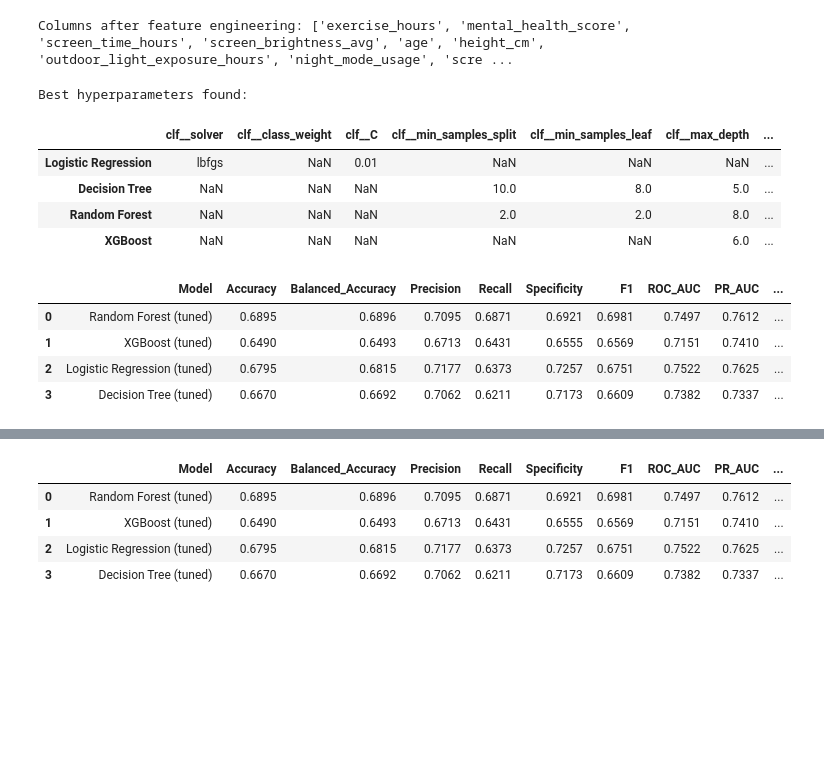
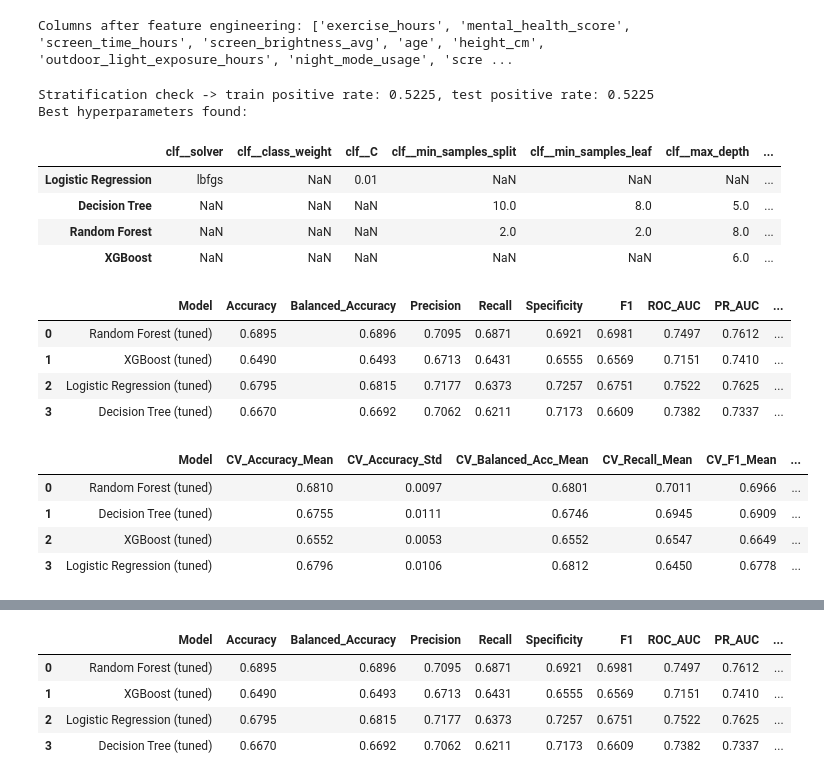
Before and after one commit to nason31/machine_learning_group_g, a Jupyter notebook: code/model_clean.ipynb, the cells around one changed output, grey strips where cells are left out. Drawn from its saved outputs; the diff is of its cells as text; code cells hidden in the pictures; blank space fills up the shorter version.

```diff
--- a/code/model_clean.ipynb
+++ b/code/model_clean.ipynb
@@ -86,8 +156,9 @@ Columns after feature engineering: ['exercise_hours', 'mental_health_score', 'sc
 # Columns that must never enter a model as features
 drop_columns = ["wear_glasses", "glasses_number", "eye_health_score", "height_cm"]
 
-random_state = 42
-test_split = 0.2
+# Use config-level settings for reproducibility
+random_state = CONFIG["random_state"]
+test_split = CONFIG["test_split"]
 
 
 def make_preprocessor(X: pd.DataFrame) -> ColumnTransformer:
@@ -145,7 +216,6 @@ def run_model(name: str, clf, X_train, X_test, y_train, y_test, scale: bool = Fa
     y_pred  = pipe.predict(X_test)
     y_proba = pipe.predict_proba(X_test)[:, 1]
     metrics = model_metrics(name, y_test, y_pred, y_proba)
-    # print(f"[{name}]  Accuracy={metrics['Accuracy']}  F1={metrics['F1']}  ROC_AUC={metrics['ROC_AUC']}")
     eval_bundle = {
         "y_true": y_test.to_numpy(),
         "y_pred": y_pred,
@@ -198,15 +268,12 @@ def run_tuned_model(
 def predict_for(raw_input: dict) -> int:
     row = pd.DataFrame([raw_input])
     row = engineer_features(row, FEATURE_CONFIG)
-    # Drop any leakage columns that may accidentally be present
     row = row.drop(columns=[c for c in drop_columns if c in row.columns], errors="ignore")
-    # Align columns to training set
     row = row.reindex(columns=X_train.columns, fill_value=0)
     return int(best_pipeline.predict(row)[0])
 # %%
 # Model Training
-# Each entry:  (display_name, classifier, needs_scaling)
-# Add / remove / modify entries here to experiment with new models.
+# Each entry: (display_name, classifier, needs_scaling)
 
 # Class-imbalance weight for XGBoost
 n_pos = df["wear_glasses"].sum()
@@ -230,7 +297,7 @@ MODEL_REGISTRY = [
             random_state=random_state,
         ), False),]
 
-TUNE_MODELS = True
+TUNE_MODELS = CONFIG["tune_models"]
 TUNING_CONFIG = {
     "Logistic Regression": {
         "clf__C": [0.01, 0.1, 1, 5, 10],
@@ -259,8 +326,18 @@ TUNING_CONFIG = {
 
 X_train, X_test, y_train, y_test = prepare_split(df)
 
-results  = []   # metrics dicts
-trained  = {}   # name → fitted pipeline
+# Leakage guardrail
+leak_candidates = ["wear_glasses", "glasses_number", "eye_health_score", "height_cm"]
+leaked = [c for c in leak_candidates if c in X_train.columns]
+if leaked:
+    raise ValueError(f"Leakage columns present in X_train: {leaked}")
+
+train_pos_rate = float(y_train.mean())
+test_pos_rate = float(y_test.mean())
+print(f"Stratification check -> train positive rate: {train_pos_rate:.4f}, test positive rate: {test_pos_rate:.4f}")
+
+results  = []
+trained  = {}
 tuned_params = {}
 model_eval = {}
 
@@ -274,8 +351,8 @@ for name, clf, scale in MODEL_REGISTRY:
             y_train,
             y_test,
             param_distributions=TUNING_CONFIG[name],
-            n_iter=12,
-            cv_splits=3,
+            n_iter=CONFIG["tuning_n_iter"],
+            cv_splits=CONFIG["tuning_cv_splits"],
             scale=scale,
         )
         tuned_params[name] = best_params
@@ -289,6 +366,7 @@ if tuned_params:
     print("Best hyperparameters found:")
     display(pd.DataFrame.from_dict(tuned_params, orient="index"))
 # %% [output]
+Stratification check -> train positive rate: 0.5225, test positive rate: 0.5225
 Best hyperparameters found:
 |  | clf__solver | clf__class_weight | clf__C | clf__min_samples_split | clf__min_samples_leaf | clf__max_depth | ... |
 | Logistic Regression | lbfgs | NaN | 0.01 | NaN | NaN | NaN | ... |
@@ -309,3 +387,49 @@ comparison_df
 | 1 | XGBoost (tuned) | 0.6490 | 0.6493 | 0.6713 | 0.6431 | 0.6555 | 0.6569 | 0.7151 | 0.7410 | ... |
 | 2 | Logistic Regression (tuned) | 0.6795 | 0.6815 | 0.7177 | 0.6373 | 0.7257 | 0.6751 | 0.7522 | 0.7625 | ... |
 | 3 | Decision Tree (tuned) | 0.6670 | 0.6692 | 0.7062 | 0.6211 | 0.7173 | 0.6609 | 0.7382 | 0.7337 | ... |
+# %%
+# Cross-validation summary (mean +/- std) using the configured pipelines
+X_all = df.drop(columns=[c for c in drop_columns if c in df.columns])
+y_all = df["wear_glasses"]
+
+cv = StratifiedKFold(n_splits=CONFIG["eval_cv_splits"], shuffle=True, random_state=random_state)
+cv_scoring = {
+    "accuracy": "accuracy",
+    "balanced_accuracy": "balanced_accuracy",
+    "precision": "precision",
+    "recall": "recall",
+    "f1": "f1",
+    "roc_auc": "roc_auc",
+    "average_precision": "average_precision",
+}
+
+cv_rows = []
+for model_name, fitted_pipe in trained.items():
+    scores = cross_validate(
+        clone(fitted_pipe),
+        X_all,
+        y_all,
+        scoring=cv_scoring,
+        cv=cv,
+        n_jobs=-1,
+        error_score="raise",
+    )
+    cv_rows.append({
+        "Model": model_name,
+        "CV_Accuracy_Mean": round(scores["test_accuracy"].mean(), 4),
+        "CV_Accuracy_Std": round(scores["test_accuracy"].std(), 4),
+        "CV_Balanced_Acc_Mean": round(scores["test_balanced_accuracy"].mean(), 4),
+        "CV_Recall_Mean": round(scores["test_recall"].mean(), 4),
+        "CV_F1_Mean": round(scores["test_f1"].mean(), 4),
+        "CV_ROC_AUC_Mean": round(scores["test_roc_auc"].mean(), 4),
+        "CV_PR_AUC_Mean": round(scores["test_average_precision"].mean(), 4),
+    })
+
+cv_summary_df = pd.DataFrame(cv_rows).sort_values("CV_Recall_Mean", ascending=False).reset_index(drop=True)
+display(cv_summary_df)
+# %% [output]
+|  | Model | CV_Accuracy_Mean | CV_Accuracy_Std | CV_Balanced_Acc_Mean | CV_Recall_Mean | CV_F1_Mean | ... |
+| 0 | Random Forest (tuned) | 0.6810 | 0.0097 | 0.6801 | 0.7011 | 0.6966 | ... |
+| 1 | Decision Tree (tuned) | 0.6755 | 0.0111 | 0.6746 | 0.6945 | 0.6909 | ... |
+| 2 | XGBoost (tuned) | 0.6552 | 0.0053 | 0.6552 | 0.6547 | 0.6649 | ... |
+| 3 | Logistic Regression (tuned) | 0.6796 | 0.0106 | 0.6812 | 0.6450 | 0.6778 | ... |
```
Also changed, not shown: parts of 7 cells of this notebook, 1 other file.
